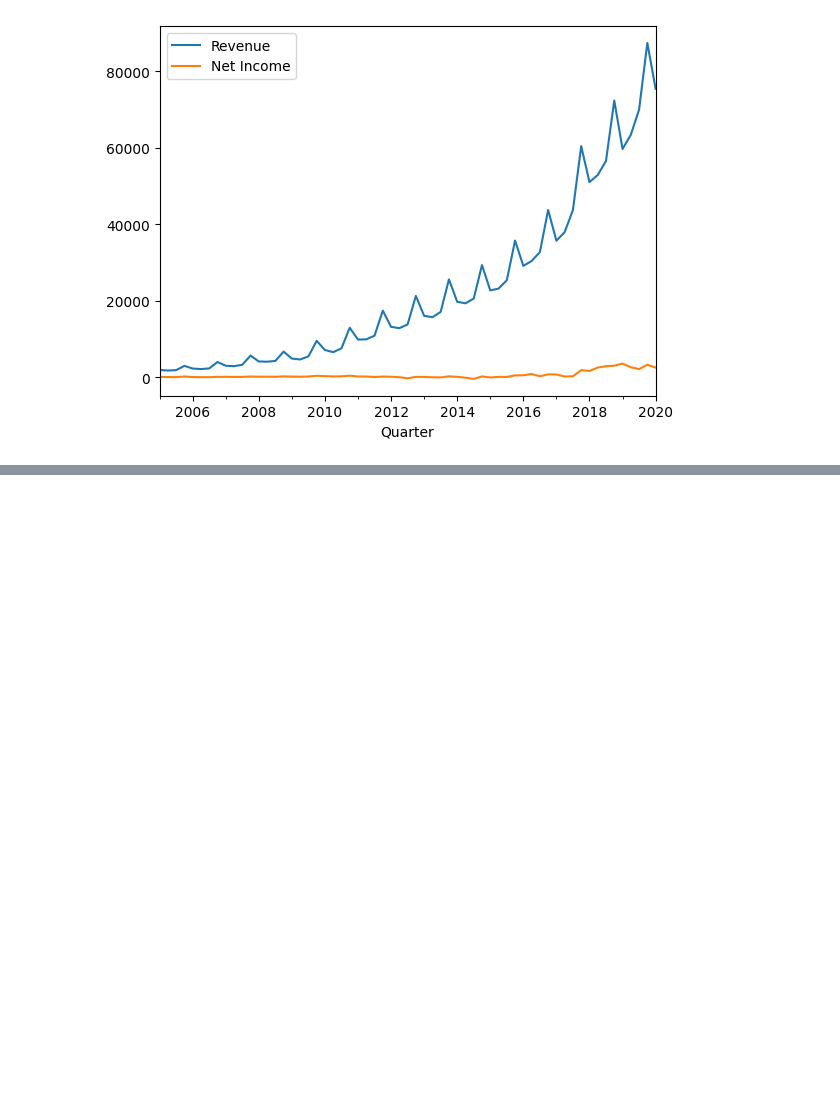
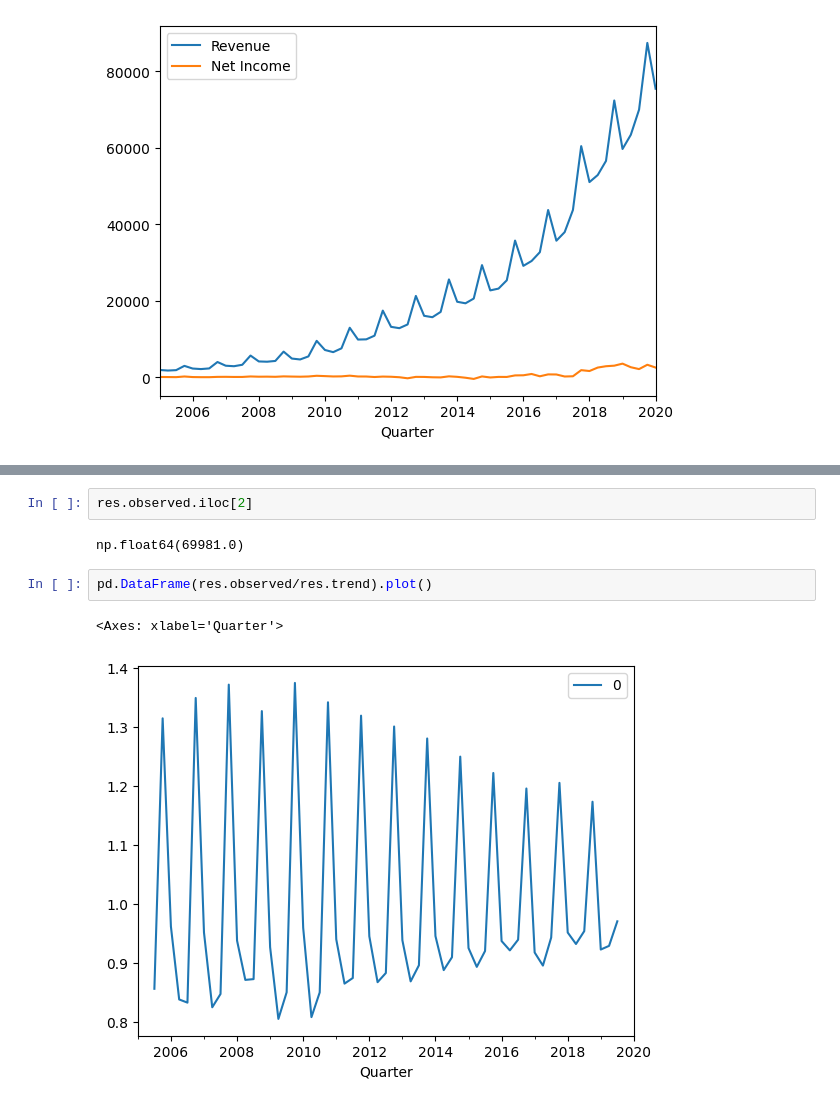
Before and after one commit to Aifedayo/Time-Series-Forecasting, a Jupyter notebook: src/notebook/timeseries_decompose.ipynb, the cells around one changed output, grey strips where cells are left out. Cells and saved outputs as stored; diff of their text form; blank space fills up the shorter version.

```diff
--- a/src/notebook/timeseries_decompose.ipynb
+++ b/src/notebook/timeseries_decompose.ipynb
@@ -55,0 +149,9 @@ ValueError: Mime type rendering requires nbformat>=4.2.0 but it is not installed
+# %%
+res.observed.iloc[2]
+# %% [output]
+np.float64(69981.0)
+# %%
+pd.DataFrame(res.observed/res.trend).plot()
+# %% [output]
+<Axes: xlabel='Quarter'>
+[figure, added]
```
Also changed, not shown: parts of 9 cells of this notebook, 1 other file.
